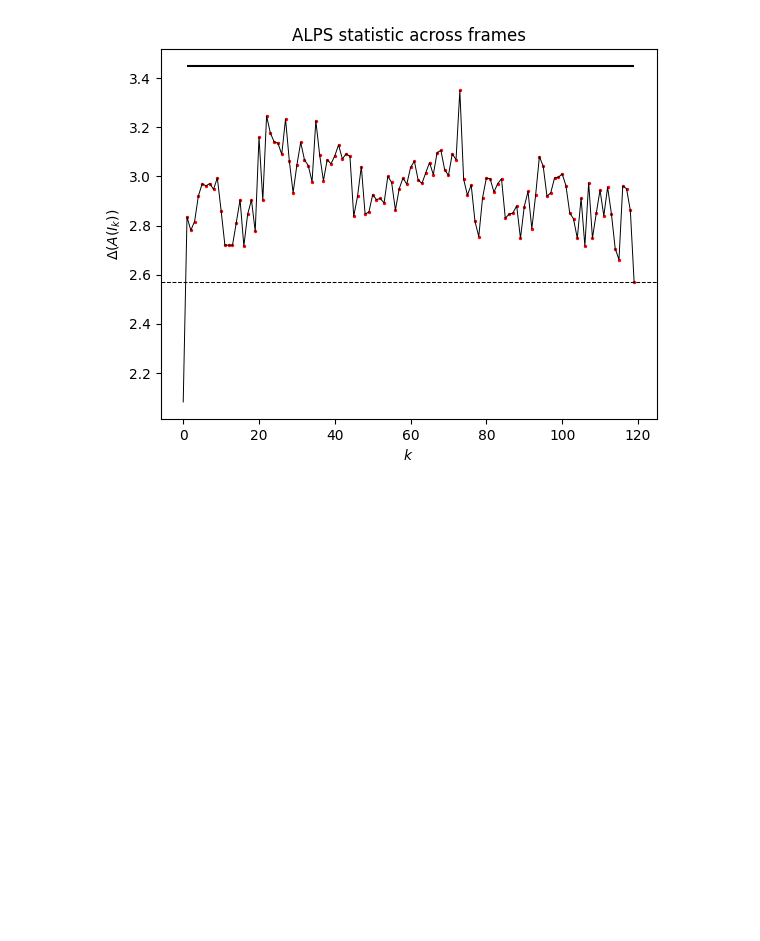
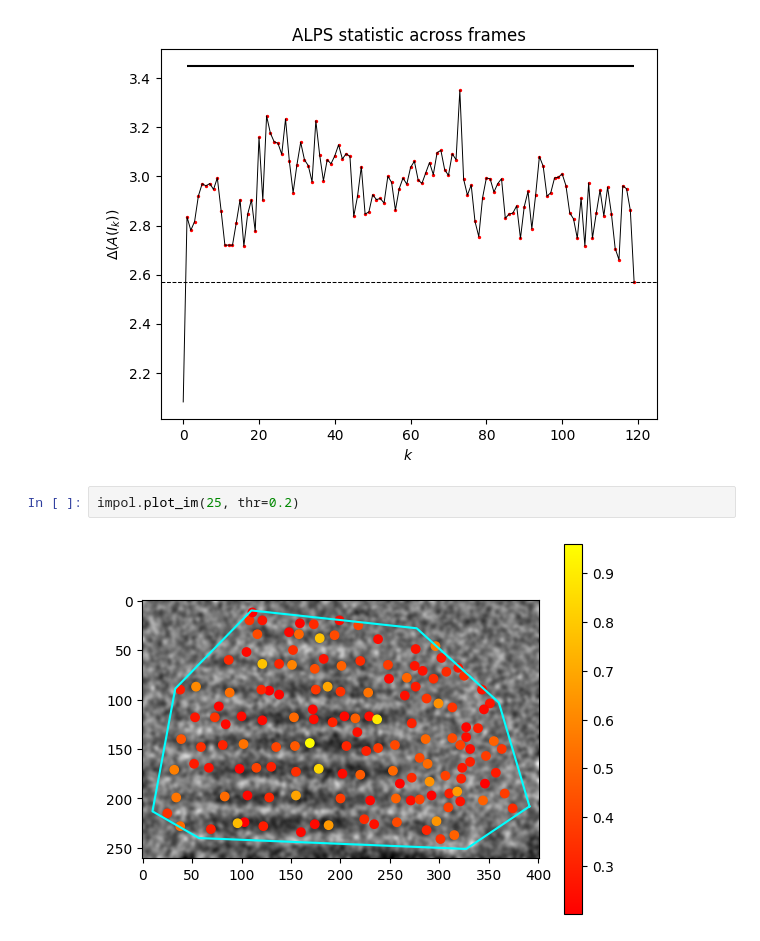
Before and after one commit to manilasoldier/detectda, a Jupyter notebook: detectda_demo.ipynb, the cells around one changed output. Drawn from its saved outputs; the diff is of its cells as text; blank space fills up the shorter version.

```diff
--- a/detectda_demo.ipynb
+++ b/detectda_demo.ipynb
@@ -42,3 +42,7 @@ impol_vac.transform(500, "alps", conservative=True)
 impol_vac.plot_hypo()
 # %% [output]
 [figure]
+# %%
+impol.plot_im(25, thr=0.2)
+# %% [output]
+[figure, added]
```
Also changed, not shown: parts of 3 cells of this notebook, 3 other files.
